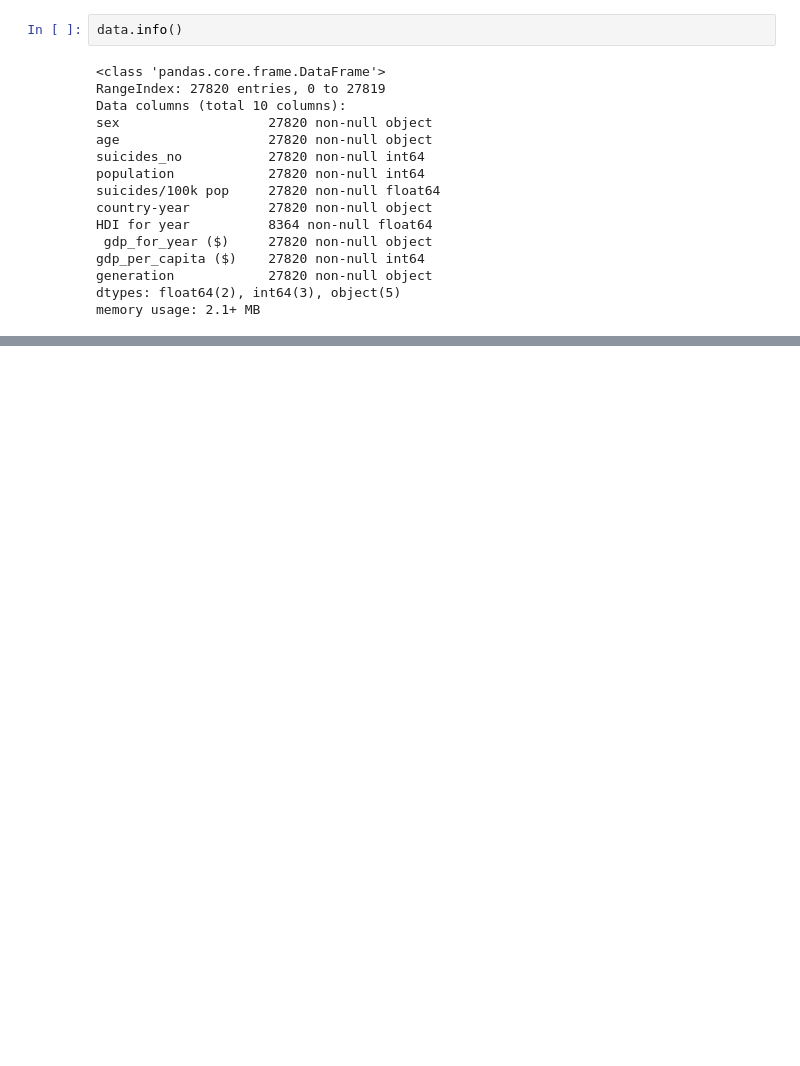
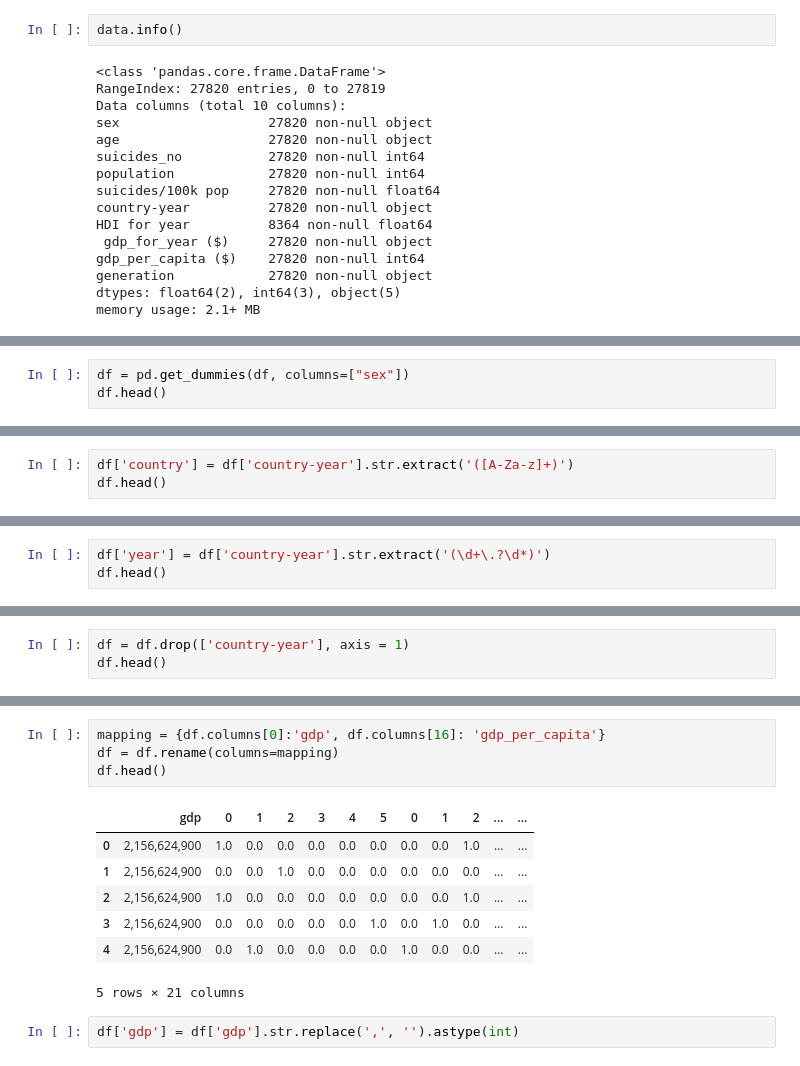
Before and after one commit to ashchepkova/lab_FE, a Jupyter notebook: lab_FE.ipynb, the cells around one changed output, grey strips where cells are left out. Cells and saved outputs as stored; diff of their text form; blank space fills up the shorter version.

```diff
--- a/lab_FE.ipynb
+++ b/lab_FE.ipynb
@@ -177,0 +169,3 @@ df = data_dummies[['sex_female', 'sex_male', 'generation_code',
+# %%
+df = pd.get_dummies(df, columns=["sex"])
+df.head()
@@ -192,0 +208,3 @@ memory usage: 1.1 MB
+# %%
+df['country'] = df['country-year'].str.extract('([A-Za-z]+)')
+df.head()
@@ -192,0 +219,3 @@ memory usage: 1.1 MB
+# %%
+df['year'] = df['country-year'].str.extract('(\d+\.?\d*)')
+df.head()
@@ -192,0 +230,3 @@ memory usage: 1.1 MB
+# %%
+df = df.drop(['country-year'], axis = 1)
+df.head()
@@ -193 +241,15 @@ memory usage: 1.1 MB
+# %%
+mapping = {df.columns[0]:'gdp', df.columns[16]: 'gdp_per_capita'}
+df = df.rename(columns=mapping)
+df.head()
+# %% [output]
+|  | gdp | 0 | 1 | 2 | 3 | 4 | 5 | 0 | 1 | 2 | ... | ... |
+| 0 | 2,156,624,900 | 1.0 | 0.0 | 0.0 | 0.0 | 0.0 | 0.0 | 0.0 | 0.0 | 1.0 | ... | ... |
+| 1 | 2,156,624,900 | 0.0 | 0.0 | 1.0 | 0.0 | 0.0 | 0.0 | 0.0 | 0.0 | 0.0 | ... | ... |
+| 2 | 2,156,624,900 | 1.0 | 0.0 | 0.0 | 0.0 | 0.0 | 0.0 | 0.0 | 0.0 | 1.0 | ... | ... |
+| 3 | 2,156,624,900 | 0.0 | 0.0 | 0.0 | 0.0 | 0.0 | 1.0 | 0.0 | 1.0 | 0.0 | ... | ... |
+| 4 | 2,156,624,900 | 0.0 | 1.0 | 0.0 | 0.0 | 0.0 | 0.0 | 1.0 | 0.0 | 0.0 | ... | ... |
+5 rows × 21 columns
+# %%
+df['gdp'] = df['gdp'].str.replace(',', '').astype(int)
 # %%
```
Also changed, not shown: parts of 58 cells of this notebook.
